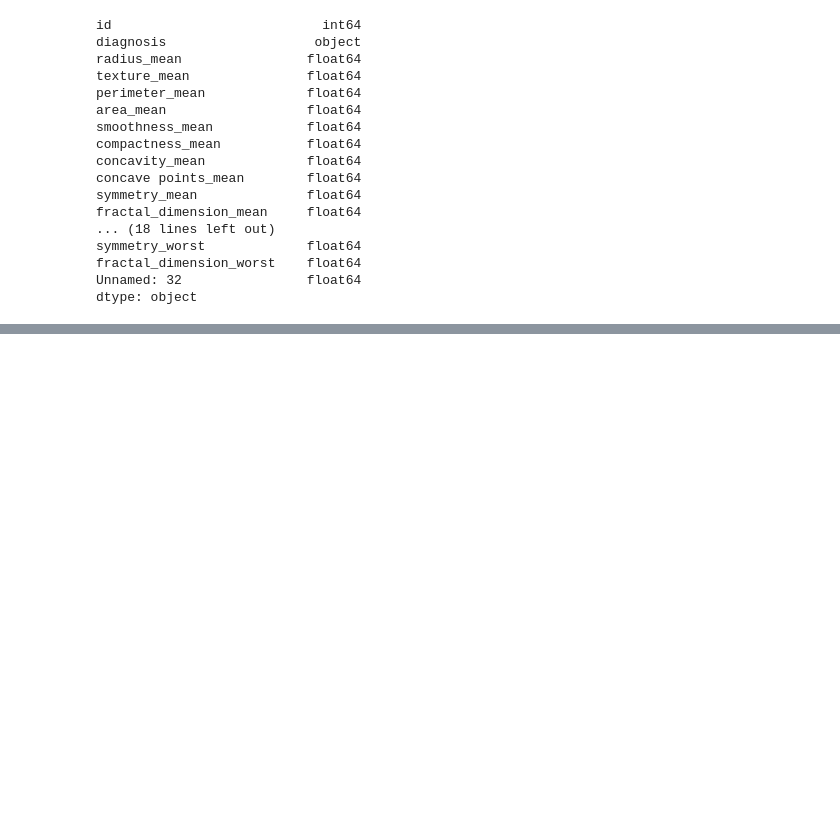
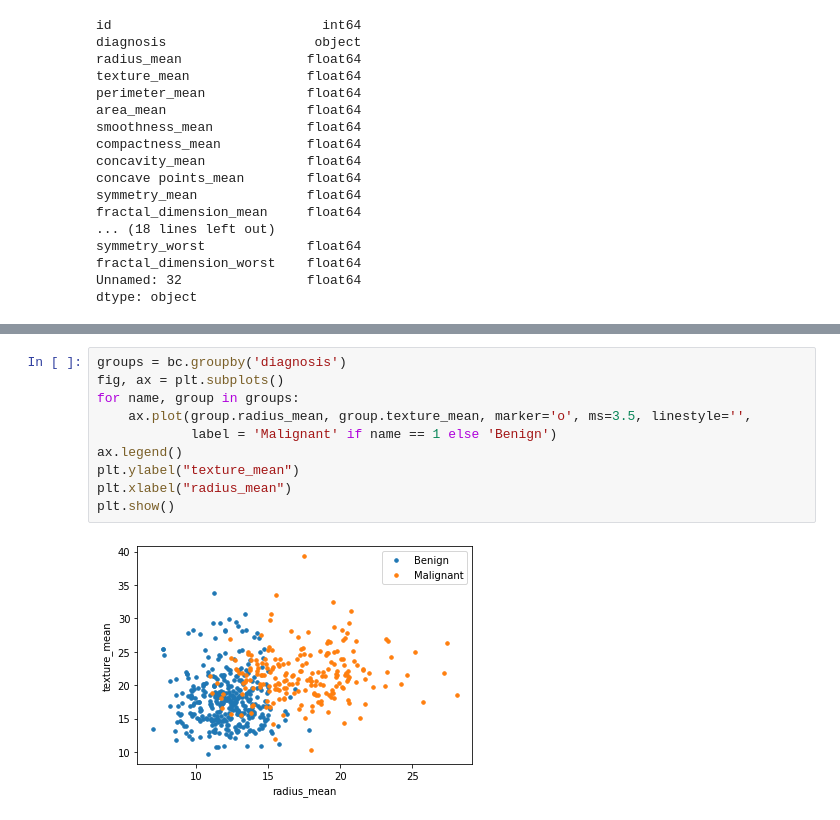
Before and after one commit to rishavhack/Machine-Learning-Using-Python, a Jupyter notebook: Part 9 K-Nearest Neighbors (K-NN)/Breast Cancer Prediction using KNN.ipynb, the cells around one changed output, grey strips where cells are left out. Drawn from its saved outputs; the diff is of its cells as text; blank space fills up the shorter version.

```diff
--- a/Part 9 K-Nearest Neighbors (K-NN)/Breast Cancer Prediction using KNN.ipynb
+++ b/Part 9 K-Nearest Neighbors (K-NN)/Breast Cancer Prediction using KNN.ipynb
@@ -64,0 +126,12 @@ dtype: object
+# %%
+groups = bc.groupby('diagnosis')
+fig, ax = plt.subplots()
+for name, group in groups:
+    ax.plot(group.radius_mean, group.texture_mean, marker='o', ms=3.5, linestyle='',
+            label = 'Malignant' if name == 1 else 'Benign')
+ax.legend()
+plt.ylabel("texture_mean")
+plt.xlabel("radius_mean")
+plt.show()
+# %% [output]
+[figure, added]
```
Also changed, not shown: parts of 10 cells of this notebook.
